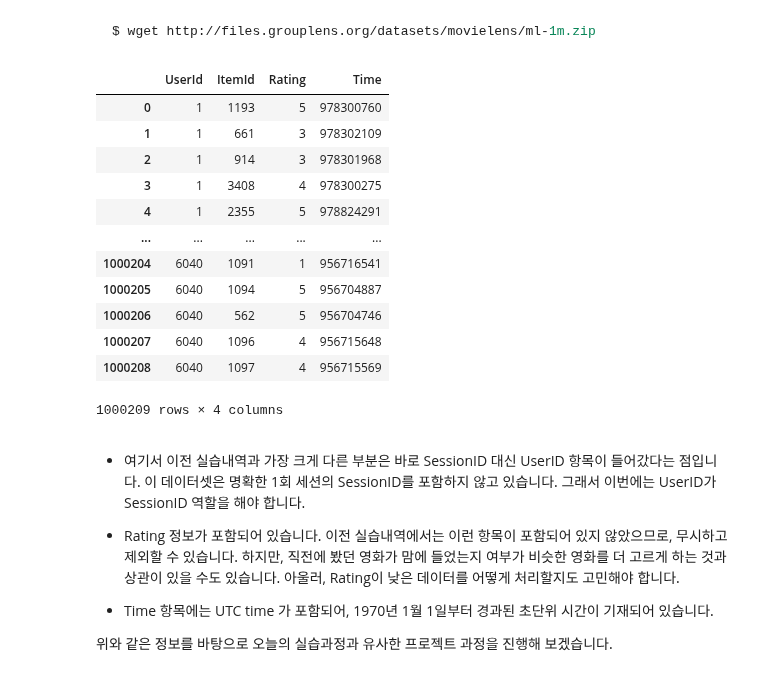
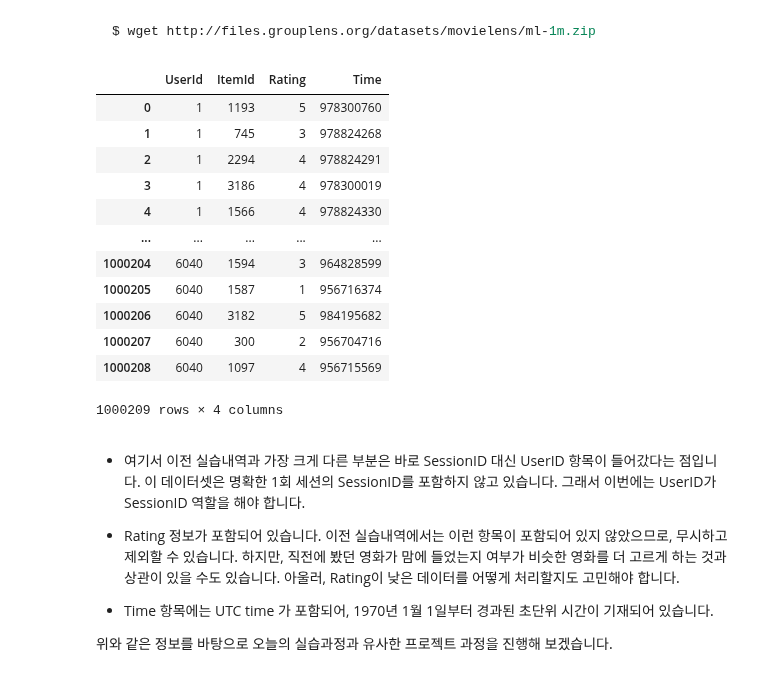
Before and after one commit to JPumpkin645/AIFFEL, a Jupyter notebook: Week_14/Ex_23_Movielens_영화_SBR.ipynb, the cells around one changed output. Cells and saved outputs as stored; diff of their text form; code cells hidden in the pictures.

```diff
--- a/Week_14/Ex_23_Movielens_영화_SBR.ipynb
+++ b/Week_14/Ex_23_Movielens_영화_SBR.ipynb
@@ -18,27 +18,28 @@ warnings.filterwarnings('ignore')
 # %%
 data_path = Path(os.getenv('HOME')+'/aiffel/yoochoose-data/ml-1m')
 train_path = data_path / 'ratings.dat'
 
 def load_data(data_path: Path, nrows=None):
     data = pd.read_csv(data_path, sep='::', header=None, usecols=[0, 1, 2, 3], dtype={0: np.int32, 1: np.int32, 2: np.int32}, nrows=nrows)
     data.columns = ['UserId', 'ItemId', 'Rating', 'Time']
     return data
 
 data = load_data(train_path, None)
-data.sort_values(['UserId'], inplace=False, ascending=False)  # data를 id와 시간 순서로 정렬해줍니다. # inplace = False면 자체를 다시 저장
+data = data.sort_values(['UserId'], inplace=False)  # data를 id와 시간 순서로 정렬해줍니다. # inplace = False면 자체를 다시 저장
+data = data.reset_index(drop=True)
 data
 # %% [output]
 |  | UserId | ItemId | Rating | Time |
 | 0 | 1 | 1193 | 5 | 978300760 |
-| 1 | 1 | 661 | 3 | 978302109 |
-| 2 | 1 | 914 | 3 | 978301968 |
-| 3 | 1 | 3408 | 4 | 978300275 |
-| 4 | 1 | 2355 | 5 | 978824291 |
+| 1 | 1 | 745 | 3 | 978824268 |
+| 2 | 1 | 2294 | 4 | 978824291 |
+| 3 | 1 | 3186 | 4 | 978300019 |
+| 4 | 1 | 1566 | 4 | 978824330 |
 | ... | ... | ... | ... | ... |
-| 1000204 | 6040 | 1091 | 1 | 956716541 |
-| 1000205 | 6040 | 1094 | 5 | 956704887 |
-| 1000206 | 6040 | 562 | 5 | 956704746 |
-| 1000207 | 6040 | 1096 | 4 | 956715648 |
+| 1000204 | 6040 | 1594 | 3 | 964828599 |
+| 1000205 | 6040 | 1587 | 1 | 956716374 |
+| 1000206 | 6040 | 3182 | 5 | 984195682 |
+| 1000207 | 6040 | 300 | 2 | 956704716 |
 | 1000208 | 6040 | 1097 | 4 | 956715569 |
 1000209 rows × 4 columns
 # %% [markdown]
```
Also changed, not shown: parts of 24 cells of this notebook.
